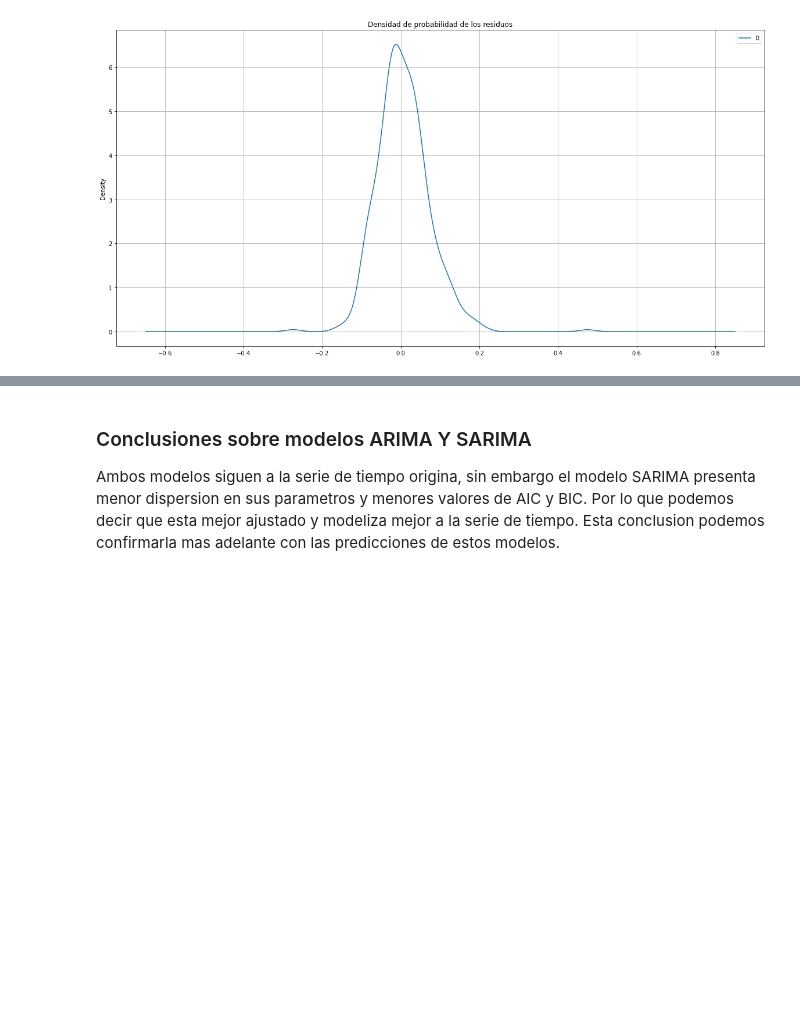
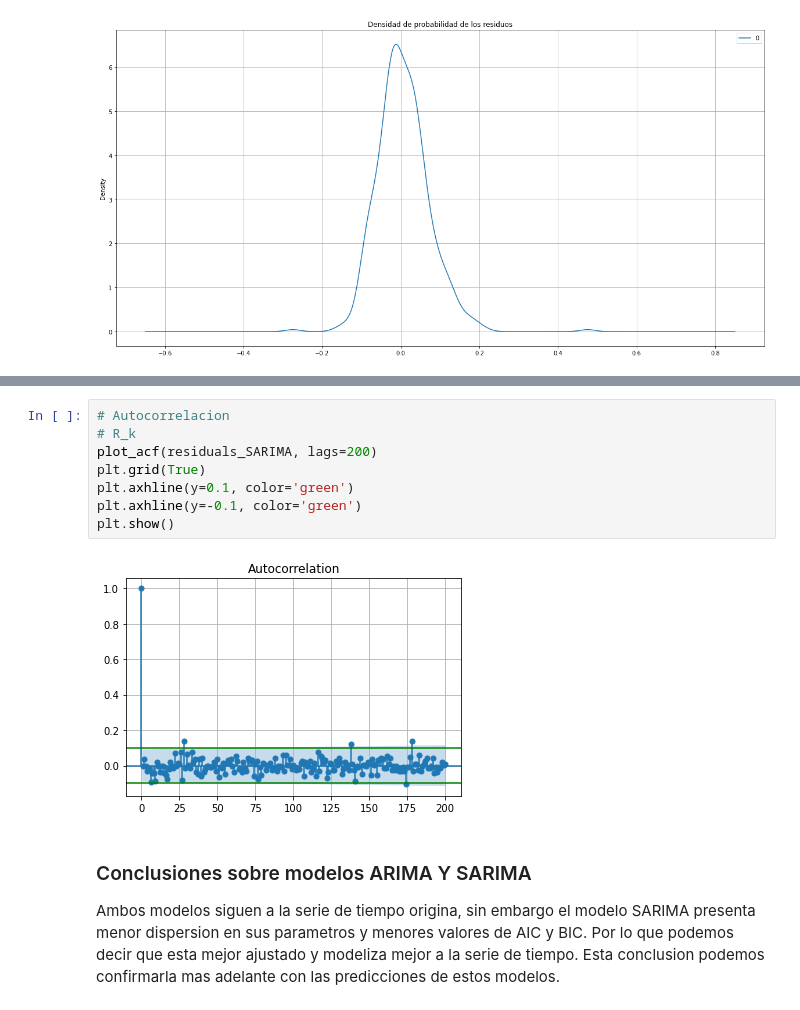
Before and after one commit to AguAcerbo/Carrera-de-Especializacion-en-IA, a Jupyter notebook: B5-Time_Series_Analysis/Trabajo Final TSA/Trabajo Final TSA.ipynb, the cells around one changed output, grey strips where cells are left out. Drawn from its saved outputs; the diff is of its cells as text; blank space fills up the shorter version.

```diff
--- a/B5-Time_Series_Analysis/Trabajo Final TSA/Trabajo Final TSA.ipynb
+++ b/B5-Time_Series_Analysis/Trabajo Final TSA/Trabajo Final TSA.ipynb
@@ -523,3 +532,13 @@ plt.show()
+# %%
+# Autocorrelacion
+# R_k
+plot_acf(residuals_SARIMA, lags=200)
+plt.grid(True)
+plt.axhline(y=0.1, color='green')
+plt.axhline(y=-0.1, color='green')
+plt.show()
+# %% [output]
+[figure, added]
 # %% [markdown]
 ### Conclusiones sobre modelos ARIMA Y SARIMA
 Ambos modelos siguen a la serie de tiempo origina, sin embargo el modelo SARIMA presenta menor dispersion en sus parametros y menores valores de AIC y BIC. Por lo que podemos decir que esta mejor ajustado y modeliza mejor a la serie de tiempo. Esta conclusion podemos confirmarla mas adelante con las predicciones de estos modelos.
```
Also changed, not shown: parts of 6 cells of this notebook.
